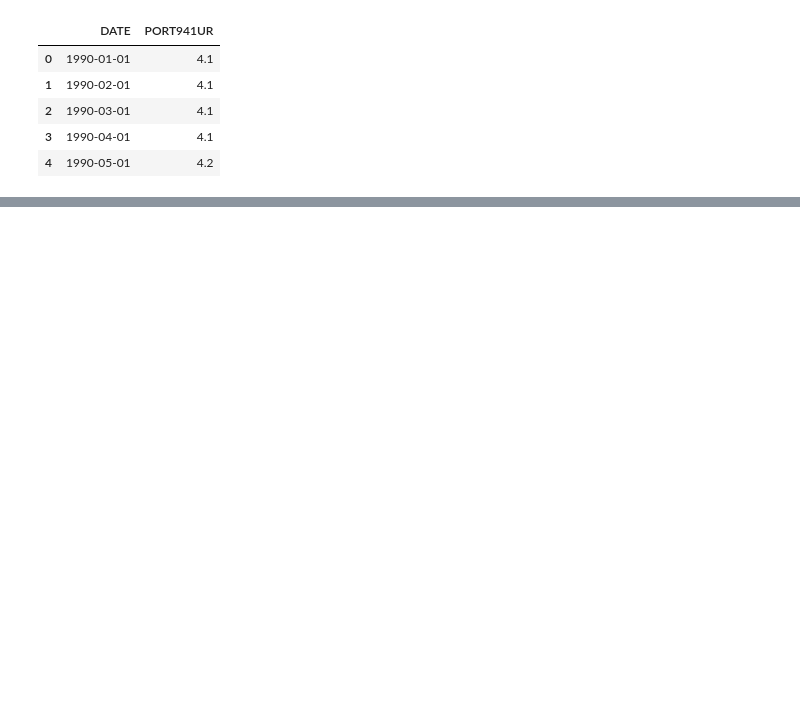
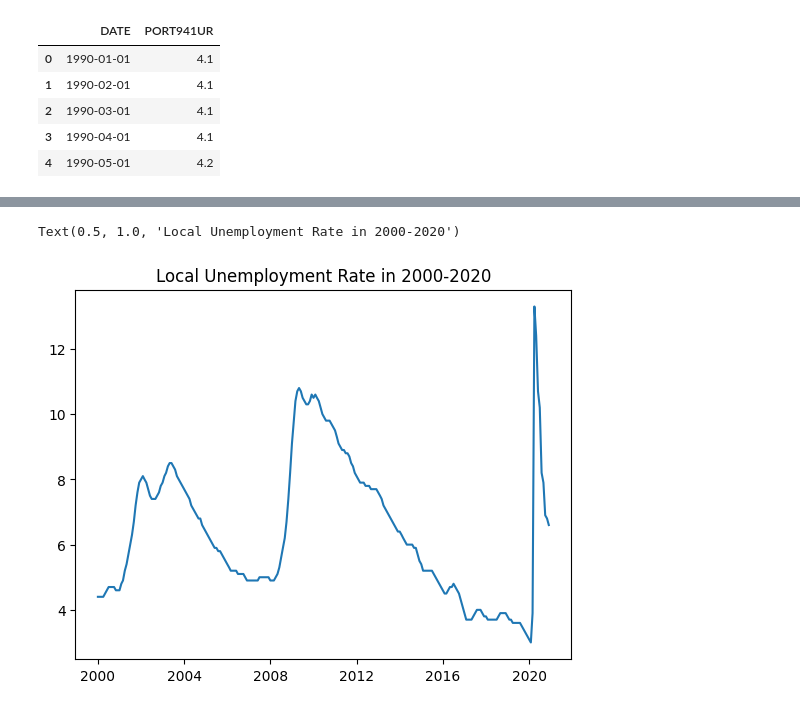
Before and after one commit to RanArino/Course_Projects, a Jupyter notebook: BDM500_PredictiveAnalysis/Assignment03.ipynb, the cells around one changed output, grey strips where cells are left out. Cells and saved outputs as stored; diff of their text form; code cells hidden in the pictures; blank space fills up the shorter version.

```diff
--- a/BDM500_PredictiveAnalysis/Assignment03.ipynb
+++ b/BDM500_PredictiveAnalysis/Assignment03.ipynb
@@ -25,3 +33,10 @@ df.head()
 | 2 | 1990-03-01 | 4.1 |
 | 3 | 1990-04-01 | 4.1 |
 | 4 | 1990-05-01 | 4.2 |
+# %%
+# change the data to the recent 20 years period (2000-2020)
+condition = (df['DATE'] >= '2000-01-01') & (df['DATE'] <= '2020=12-31')
+df = df[condition].reset_index(drop=True)
+df.info()
+
+# we can confirm no missing values
@@ -27,0 +53,4 @@ df.head()
+# %%
+# rename the column
+df.rename(columns={'DATE': 'date', 'PORT941UR': 'local'}, inplace=True)
+df.head()
@@ -27,0 +64,11 @@ df.head()
+# %%
+# change 'date' column to the datetime type
+df['date'] = pd.to_datetime(df['date'])
+
+# create year and month columns (dtype: int)
+df['year'] = df['date'].dt.year
+df['month'] = df['date'].dt.month
+
+# change the order of columns
+df = df[['date', 'year', 'month', 'local']]
+df.head()
@@ -27,0 +82,7 @@ df.head()
+# %%
+# plotting the data
+plt.plot(df['date'], df['local'])
+plt.title('Local Unemployment Rate in 2000-2020')
+# %% [output]
+Text(0.5, 1.0, 'Local Unemployment Rate in 2000-2020')
+[figure, added]
```
Also changed, not shown: parts of 16 cells of this notebook.
